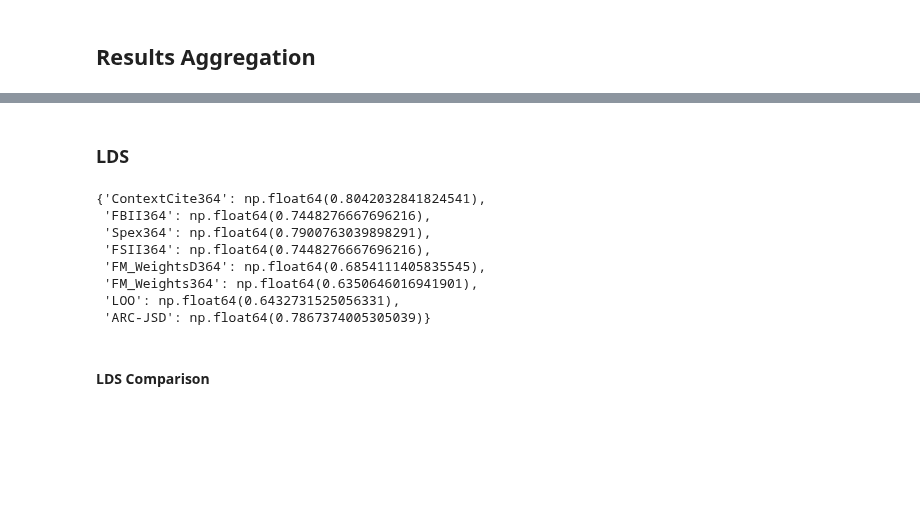
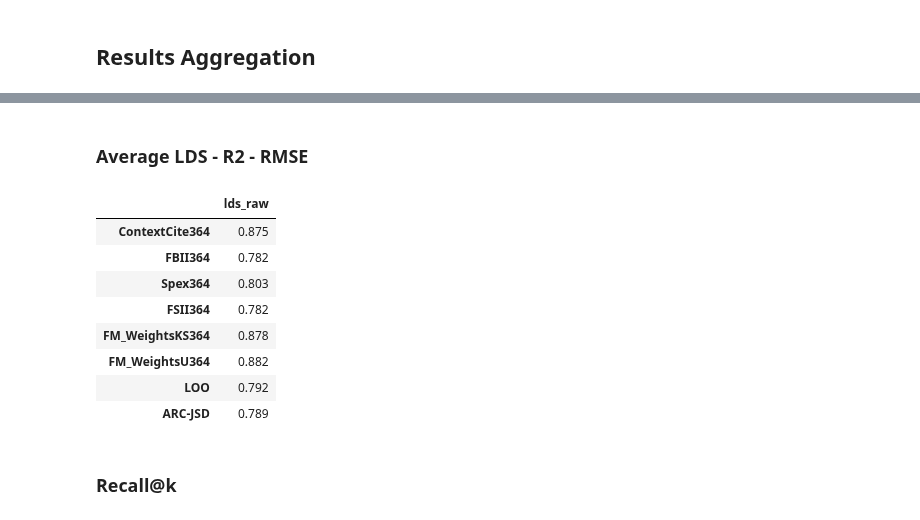
Before and after one commit to iNema9590/LLMX, a Jupyter notebook: Notebooks/2wiki.ipynb, the cells around one changed output, grey strips where cells are left out. Drawn from its saved outputs; the diff is of its cells as text; code cells hidden in the pictures; blank space fills up the shorter version.

```diff
--- a/Notebooks/2wiki.ipynb
+++ b/Notebooks/2wiki.ipynb
@@ -189,20 +261,37 @@ list
 # %%
-def get_supp_index(context, supp_sentences):
+def get_supp_index_sentence(context, supp_sentences):
     supp_index = []
     for elem in supp_sentences:
         supp_index.append(context.index(elem))
     return supp_index
 
-df_res['supporting_sentences_index'] = df_res[['supporting_sentences', 'context']].apply(lambda x: get_supp_index(eval(x['context'])[0][0],
-                                                                                                                  x['supporting_sentences']), axis = 1).copy()
+def get_supp_index_document(context, supp_documents):
+    supp_index = []
+    # context = [doc for docs in context for doc in docs]
+    for elem in supp_documents:
+        # supp_index.append(context.index(elem))
+        supp_index.extend([i for i, x in enumerate(context) if x == elem])
+    return supp_index
+
+
+
+if level== 'sentence':
+    df_res['supporting_sentences_index'] = df_res[['supporting_sentences', 'context']].apply(lambda x: get_supp_index_sentence(eval(x['context'])[0][0],
+                                                                                                                  eval(x['supporting_sentences'])), axis = 1).copy()
+elif level == 'document':
+    df_res['supporting_documents_index'] = df_res[['supporting_documents', 'context']].apply(lambda x: get_supp_index_document(eval(x['context'])[0][0],
+                                                                                                                  eval(x['supporting_documents'])), axis = 1).copy()
 # %%
 # Filter df_res if we want Correctly answered samples or not
 
 df_sample = df_res.copy()
-df_sample = df_res[df_res.flag_correct == True].copy()
-# df_sample = df_res[df_res.flag_correct == False].copy()
+# df_sample = df_res[df_res.flag_correct == True].copy()
+df_sample = df_res[df_res.flag_correct == False].copy()
 
+# SEPARATE in terms of ground truth size
+if level == 'document':
+    df_sample = df_sample[df_sample.size_gt_doc == 2].copy()
 df_sample.reset_index(drop = True, inplace = True)
 
-df_sample.head()
+df_sample.shape
 # %% [output]
@@ -215,22 +299,24 @@ df_sample.head()
 # %% [markdown]
-### LDS
+### Average LDS - R2 - RMSE
 # %%
-metric = 'lds'
-avg_lds = {k:[] for k in [list(m.keys())[0] for m in eval(df_sample[metric].loc[0])[0][0]]}
+metric = 'lds_raw' # lds - r2 - rmse - lds_compar
+avg = {k:[] for k in [list(m.keys())[0] for m in eval(df_sample[metric].loc[0])[0][0]]}
 for i in df_sample.index:
     for elem in eval(df_sample.loc[i][metric])[0][0]:
-        avg_lds[list(elem.keys())[0]].append(list(elem.values())[0])
+        avg[list(elem.keys())[0]].append(list(elem.values())[0])
 
-avg_lds = {k:np.mean(v) for k,v in avg_lds.items()}
-avg_lds
+avg = {k:round(np.mean(v), 3) for k,v in avg.items()}
+
+pd.DataFrame.from_dict(avg, orient='index', columns = [metric])
 # %% [output]
-{'ContextCite364': np.float64(0.8042032841824541),
- 'FBII364': np.float64(0.7448276667696216),
- 'Spex364': np.float64(0.7900763039898291),
- 'FSII364': np.float64(0.7448276667696216),
- 'FM_WeightsD364': np.float64(0.6854111405835545),
- 'FM_Weights364': np.float64(0.6350646016941901),
- 'LOO': np.float64(0.6432731525056331),
- 'ARC-JSD': np.float64(0.7867374005305039)}
+|  | lds_raw |
+| ContextCite364 | 0.875 |
+| FBII364 | 0.782 |
+| Spex364 | 0.803 |
+| FSII364 | 0.782 |
+| FM_WeightsKS364 | 0.878 |
+| FM_WeightsU364 | 0.882 |
+| LOO | 0.792 |
+| ARC-JSD | 0.789 |
-# %% [markdown]
-#### LDS Comparison
+# %% [markdown]
+### Recall@k
```
Also changed, not shown: parts of 57 cells of this notebook.
